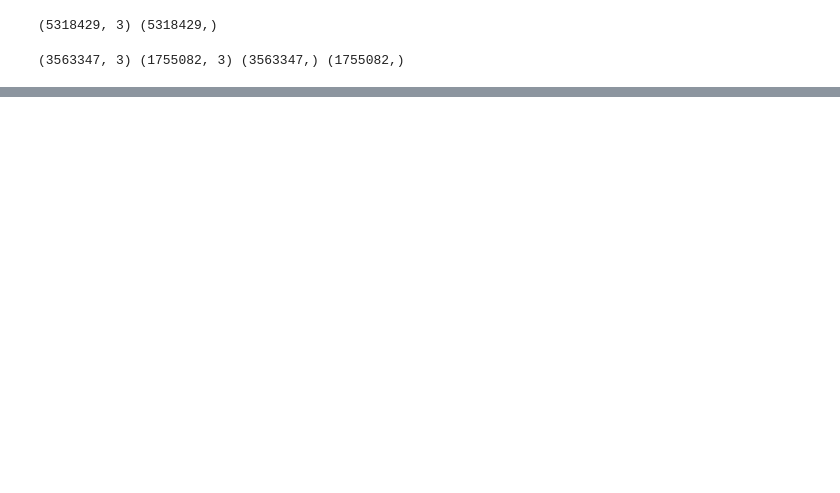
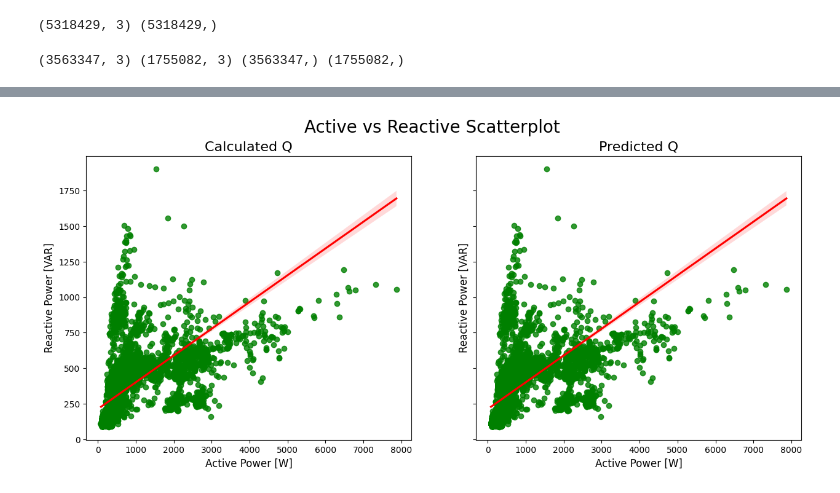
Before and after one commit to MackJackenna/nilm_analyzer_EM401, a Jupyter notebook: Processed Data/Processing Files/reactive_power_predictor.ipynb, the cells around one changed output, grey strips where cells are left out. Drawn from its saved outputs; the diff is of its cells as text; code cells hidden in the pictures; blank space fills up the shorter version.

```diff
--- a/Processed Data/Processing Files/reactive_power_predictor.ipynb
+++ b/Processed Data/Processing Files/reactive_power_predictor.ipynb
@@ -82,0 +69,8 @@ print(yhat)
+# %%
+dfXvar = pd.DataFrame(X_test)
+scatteract = pd.DataFrame()
+scatteract['active'] = dfXvar[2]
+scatteract['reactive'] = y_test
+scatterpred = pd.DataFrame()
+scatterpred['active'] = dfXvar[2]
+scatterpred['reactive'] = yhat
@@ -83 +91,23 @@ print(yhat)
+# %%
+actsample = scatterpred.sample(25000, random_state = 1)
+activeact, reactiveact = actsample['active'], actsample['reactive']
+predsample = scatterpred.sample(25000, random_state=1)
+activepred, reactivepred = predsample['active'], predsample['reactive']
+# %%
+fig, ax = plt.subplots(nrows = 1, ncols = 2, figsize = (15,6), sharey= True)
+
+fig.suptitle('Active vs Reactive Scatterplot',fontsize = 20)
+sns.regplot(x=activeact, y= reactiveact, scatter_kws = {'color': 'g'}, line_kws = {'color': 'red'}, ax = ax[0])
+sns.regplot(x=activepred, y= reactivepred, scatter_kws = {'color': 'g'}, line_kws = {'color': 'red'}, ax = ax[1])
+
+ax[0].set_xlabel('Active Power [W]',fontsize = 12)
+ax[1].set_xlabel('Active Power [W]',fontsize = 12)
+ax[0].set_ylabel('Reactive Power [VAR]',fontsize = 12)
+ax[1].set_ylabel('Reactive Power [VAR]',fontsize = 12)
+ax[0].set_title('Calculated Q',fontsize = 16)
+ax[1].set_title('Predicted Q',fontsize = 16)
+
+plt.show()
+# %% [output]
+[figure, added]
 # %%
```
Also changed, not shown: parts of 14 cells of this notebook, 17 other files.
